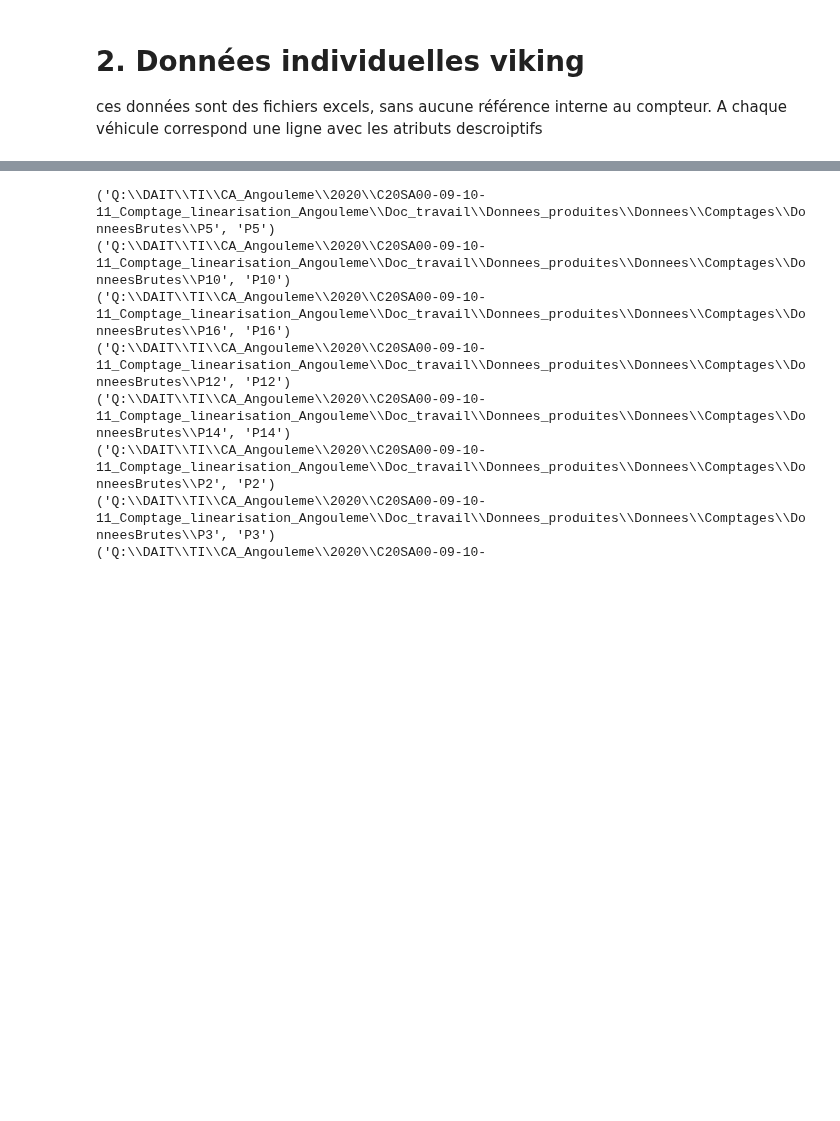
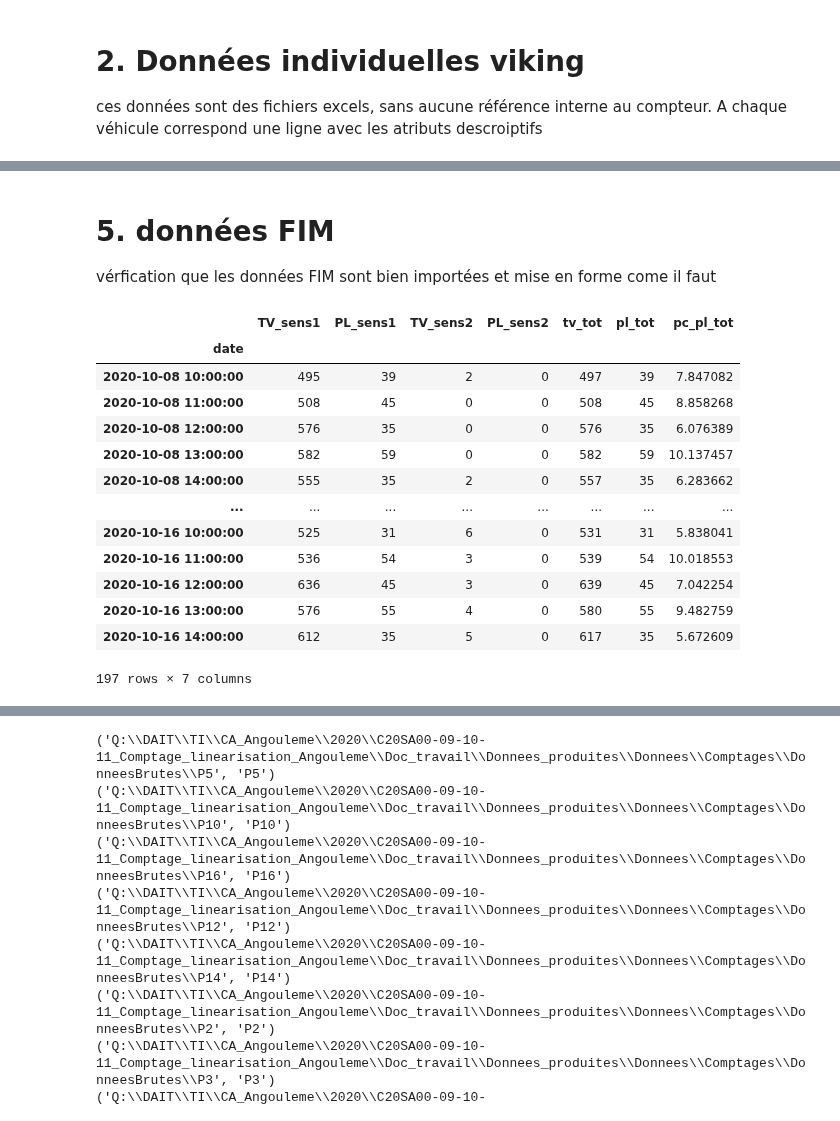
Before and after one commit to nantodevison/otv, a Jupyter notebook: otv/Transfert_Donnees/Fichiers_sources.ipynb, the cells around one changed output, grey strips where cells are left out. Saved outputs shown, nothing was run; the diff lists cells and outputs as text; code cells hidden in the pictures; blank space fills up the shorter version.

```diff
--- a/otv/Transfert_Donnees/Fichiers_sources.ipynb
+++ b/otv/Transfert_Donnees/Fichiers_sources.ipynb
@@ -87,0 +91,3 @@ px.line(cpt.dfHeureTypeSens.loc[cpt.dfHeureTypeSens.type_veh.isin(['vl','pl','2r
+# %% [markdown]
+# 5. données FIM
+vérfication que les données FIM sont bien importées et mise en forme come il faut
@@ -87,0 +99,17 @@ px.line(cpt.dfHeureTypeSens.loc[cpt.dfHeureTypeSens.type_veh.isin(['vl','pl','2r
+# %%
+fFim.df_tot_heure
+# %% [output]
+|  | TV_sens1 | PL_sens1 | TV_sens2 | PL_sens2 | tv_tot | pl_tot | pc_pl_tot |
+| date |  |  |  |  |  |  |  |
+| 2020-10-08 10:00:00 | 495 | 39 | 2 | 0 | 497 | 39 | 7.847082 |
+| 2020-10-08 11:00:00 | 508 | 45 | 0 | 0 | 508 | 45 | 8.858268 |
+| 2020-10-08 12:00:00 | 576 | 35 | 0 | 0 | 576 | 35 | 6.076389 |
+| 2020-10-08 13:00:00 | 582 | 59 | 0 | 0 | 582 | 59 | 10.137457 |
+| 2020-10-08 14:00:00 | 555 | 35 | 2 | 0 | 557 | 35 | 6.283662 |
+| ... | ... | ... | ... | ... | ... | ... | ... |
+| 2020-10-16 10:00:00 | 525 | 31 | 6 | 0 | 531 | 31 | 5.838041 |
+| 2020-10-16 11:00:00 | 536 | 54 | 3 | 0 | 539 | 54 | 10.018553 |
+| 2020-10-16 12:00:00 | 636 | 45 | 3 | 0 | 639 | 45 | 7.042254 |
+| 2020-10-16 13:00:00 | 576 | 55 | 4 | 0 | 580 | 55 | 9.482759 |
+| 2020-10-16 14:00:00 | 612 | 35 | 5 | 0 | 617 | 35 | 5.672609 |
+197 rows × 7 columns
```
Also changed, not shown: parts of 18 cells of this notebook, 4 other files.
